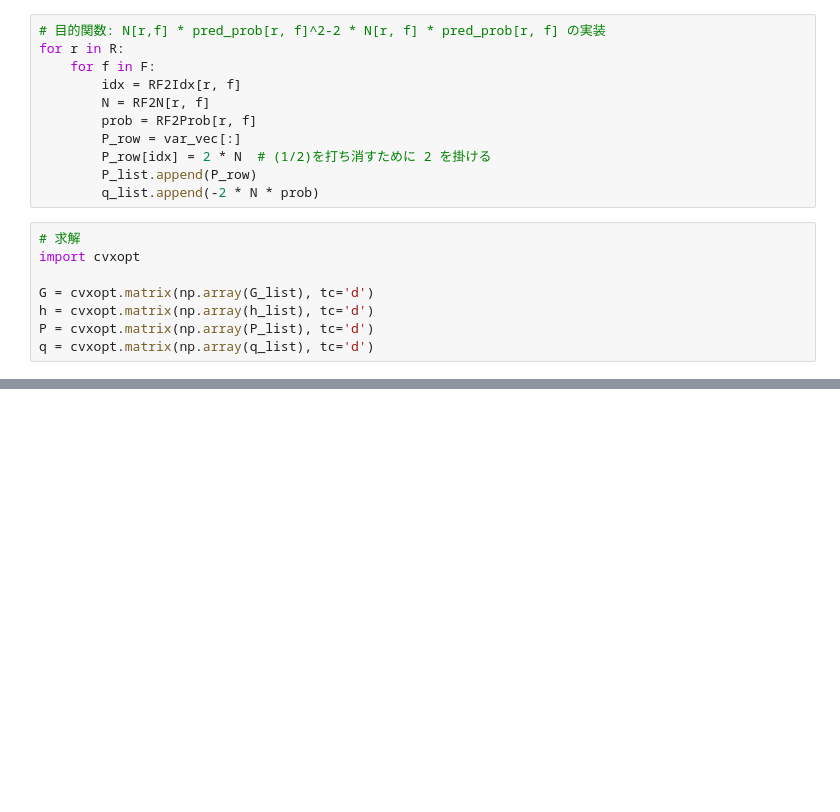
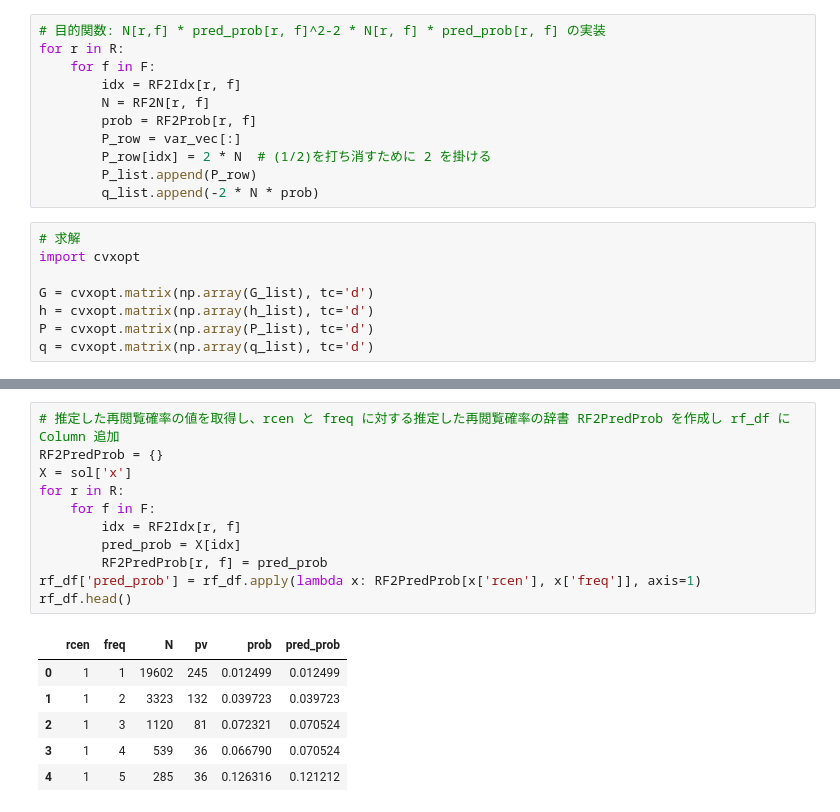
Before and after one commit to 1024xx4/py_mathematical_optimization, a Jupyter notebook: 7_recommendation/recommendation.ipynb, the cells around one changed output, grey strips where cells are left out. Saved outputs shown, nothing was run; the diff lists cells and outputs as text; blank space fills up the shorter version.

```diff
--- a/7_recommendation/recommendation.ipynb
+++ b/7_recommendation/recommendation.ipynb
@@ -567,0 +574,18 @@ Terminated (singular KKT matrix).
+# %%
+# 推定した再閲覧確率の値を取得し、rcen と freq に対する推定した再閲覧確率の辞書 RF2PredProb を作成し rf_df に Column 追加
+RF2PredProb = {}
+X = sol['x']
+for r in R:
+    for f in F:
+        idx = RF2Idx[r, f]
+        pred_prob = X[idx]
+        RF2PredProb[r, f] = pred_prob
+rf_df['pred_prob'] = rf_df.apply(lambda x: RF2PredProb[x['rcen'], x['freq']], axis=1)
+rf_df.head()
+# %% [output]
+|  | rcen | freq | N | pv | prob | pred_prob |
+| 0 | 1 | 1 | 19602 | 245 | 0.012499 | 0.012499 |
+| 1 | 1 | 2 | 3323 | 132 | 0.039723 | 0.039723 |
+| 2 | 1 | 3 | 1120 | 81 | 0.072321 | 0.070524 |
+| 3 | 1 | 4 | 539 | 36 | 0.066790 | 0.070524 |
+| 4 | 1 | 5 | 285 | 36 | 0.126316 | 0.121212 |
```
Also changed, not shown: parts of 2 cells of this notebook.
